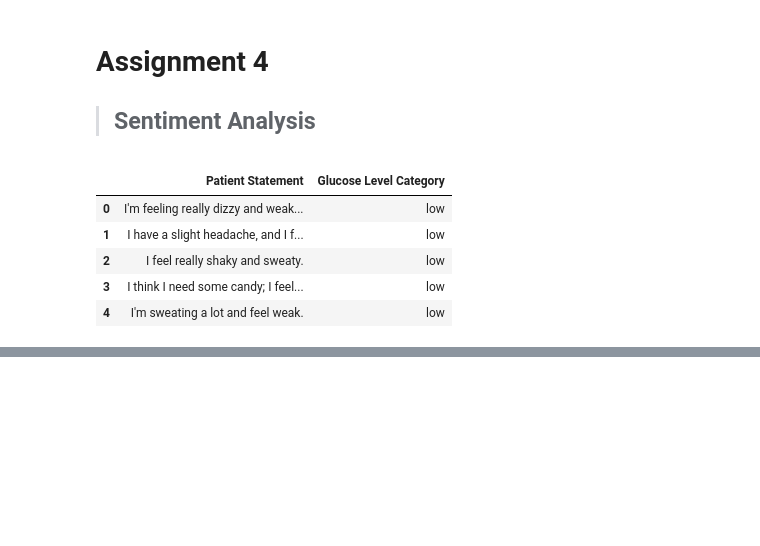
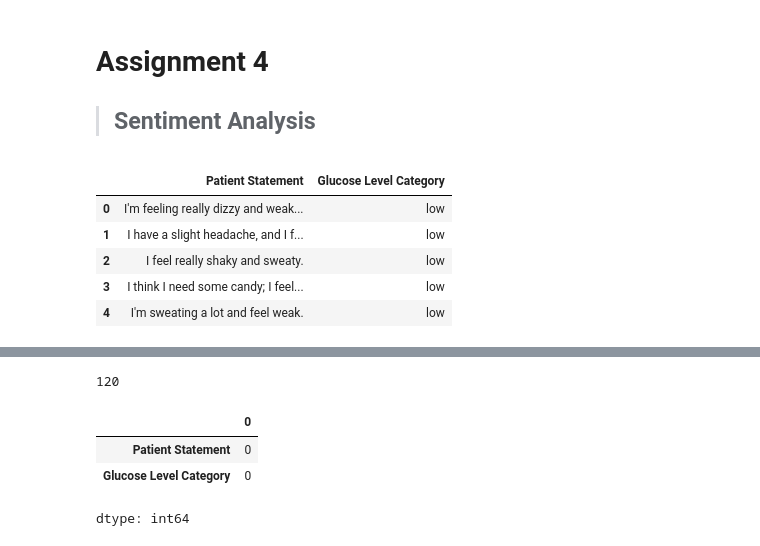
Before and after one commit to Zeaxanthin80/CAI2300C, a Jupyter notebook: Assignments/Assignment 4.ipynb, the cells around one changed output, grey strips where cells are left out. Drawn from its saved outputs; the diff is of its cells as text; code cells hidden in the pictures; blank space fills up the shorter version.

```diff
--- a/Assignments/Assignment 4.ipynb
+++ b/Assignments/Assignment 4.ipynb
@@ -161,3 +160,14 @@ df.head()
 | 2 | I feel really shaky and sweaty. | low |
 | 3 | I think I need some candy; I feel... | low |
 | 4 | I'm sweating a lot and feel weak. | low |
+# %%
+# df: This is your Pandas DataFrame, which is like a table holding your data.
+df = pd.read_csv("https://raw.githubusercontent.com/Zeaxanthin80/CAI2300C/refs/heads/main/datasets/glucose_levels_dataset.csv",
+                 names=['Patient Statement', 'Glucose Level Category'])
+# The head() function is used to display the first few rows of the DataFrame.
+# By default, it shows the top 5 rows.
+df.head()
+
+
+# for classification in an AI Model for NLP - it requires a label and a text column
+# if your dataset has multiple columns - then drop the columns that are not text based
@@ -163,0 +181,18 @@ df.head()
+# %%
+# len(): This is a built-in Python function that returns the length of an object.
+# When used with a DataFrame, it returns the number of rows.
+len(df)
+# %% [output]
+120
+# %%
+# This specific line of code is used to check for missing values in the dataset.
+# isnull(): This function checks each cell in the DataFrame.
+# If a cell is empty or contains a special value like NaN (Not a Number), it's marked as True, otherwise False.
+# sum(): This function then adds up all the True values for each column.
+# The result shows how many missing values are present in each column of your DataFrame.
+df.isnull().sum()
+# %% [output]
+|  | 0 |
+| Patient Statement | 0 |
+| Glucose Level Category | 0 |
+dtype: int64
```
Also changed, not shown: parts of 3 cells of this notebook.
